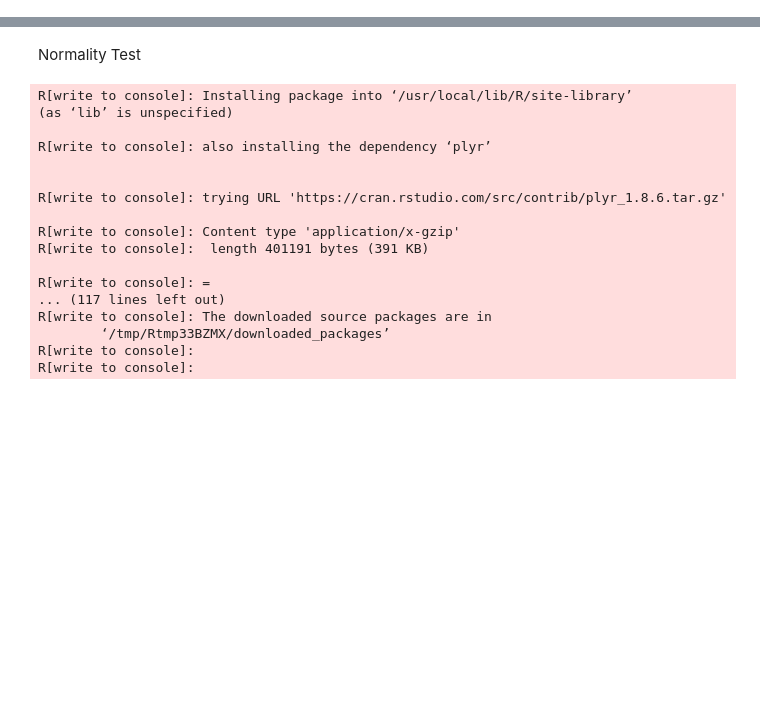
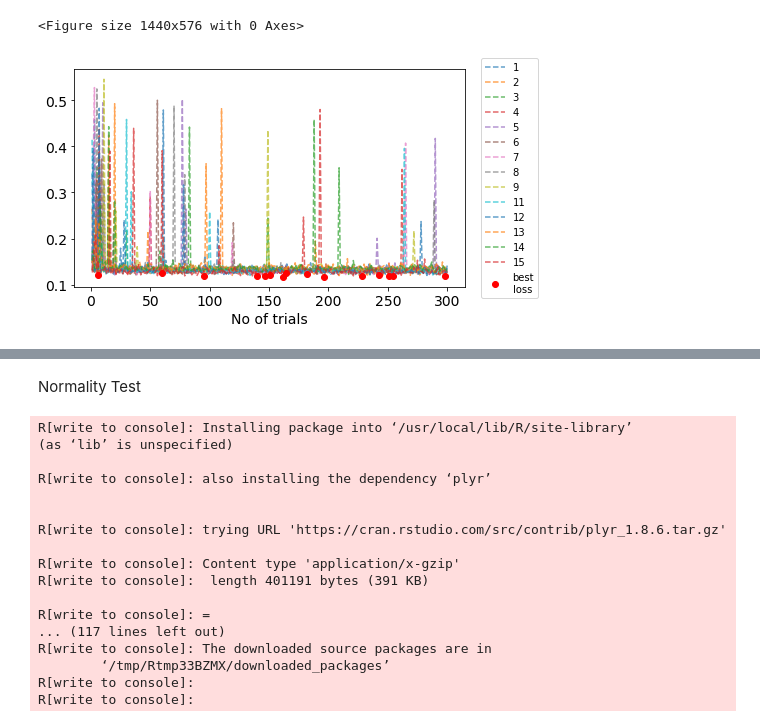
Before and after one commit to Birkamal/statistical_analysis, a Jupyter notebook: project_analysis.ipynb, the cells around one changed output, grey strips where cells are left out. Saved outputs shown, nothing was run; the diff lists cells and outputs as text; code cells hidden in the pictures; blank space fills up the shorter version.

```diff
--- a/project_analysis.ipynb
+++ b/project_analysis.ipynb
@@ -2,0 +150,13 @@
+# %%
+plt.figure(figsize= (20,8))
+fig = loss_xgb['loss', 'optuna'].drop(10,axis=1)[0:300].plot(figsize= (7,4), alpha = 0.7, style = "--")
+plt.plot(loss_xgb['loss', 'optuna'][0:300].idxmin(),loss_xgb['loss', 'optuna'][0:300].min(), 'o',label='best\nloss', color = 'red',markersize=6)
+plt.legend(loc='right', bbox_to_anchor=(1.2, 0.5), ncol=1)
+plt.xlabel("No of trials", size=14)
+plt.xticks(size=14)
+plt.yticks(size=14)
+plt.savefig("xgb_optuna_loss.png", bbox_inches='tight')
+plt.show()
+# %% [output]
+<Figure size 1440x576 with 0 Axes>
+[figure, added]
```
Also changed, not shown: parts of 22 cells of this notebook.
